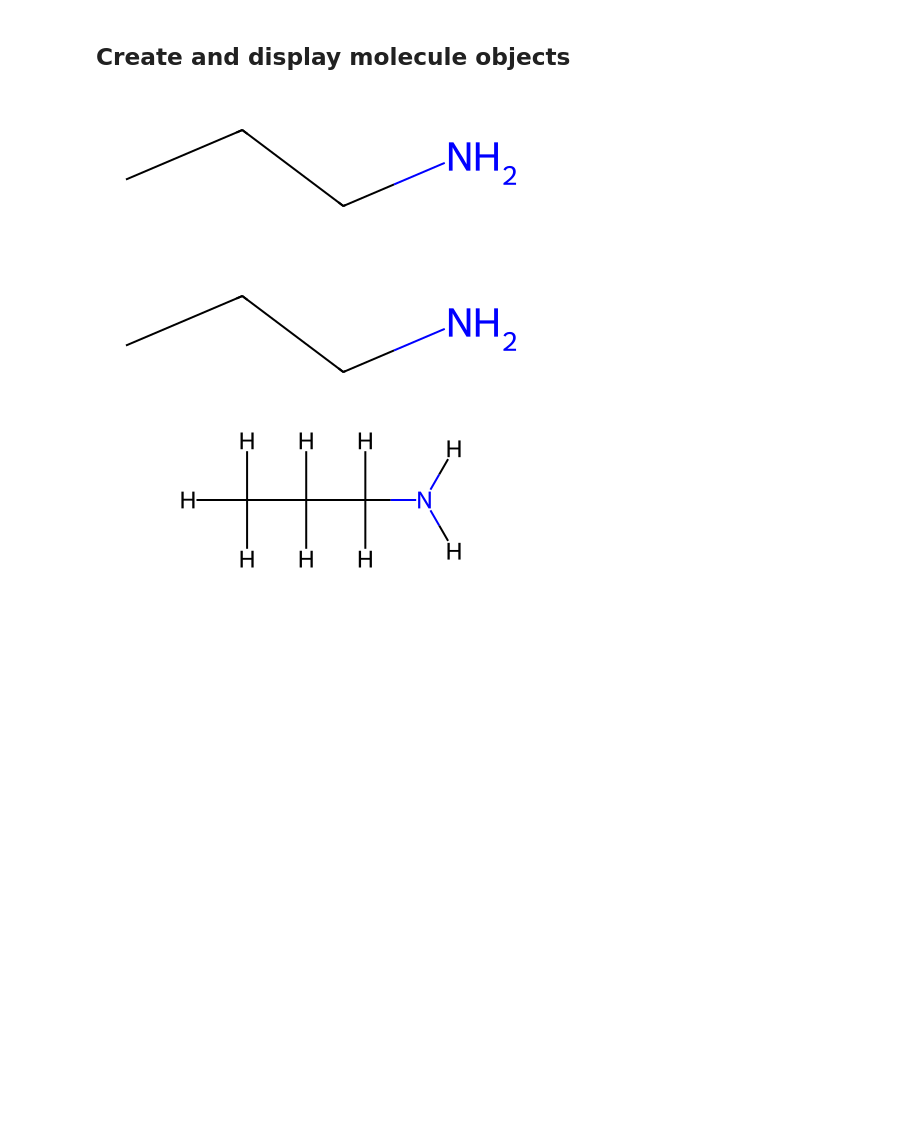
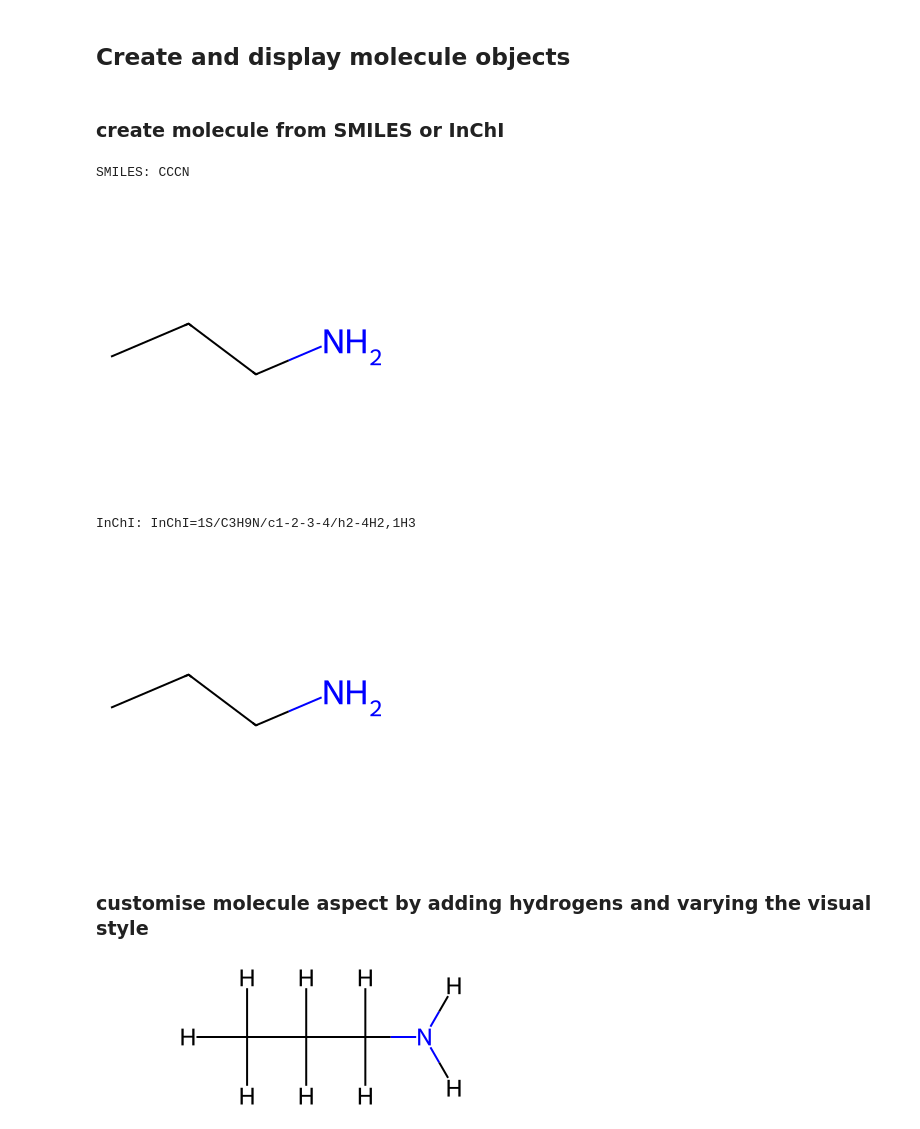
Before and after one commit to seacunilever/mlchem, a Jupyter notebook: examples/5 - Molecule Manipulation/mol_manipulator.ipynb, the cells around one changed output. Drawn from its saved outputs; the diff is of its cells as text; code cells hidden in the pictures; blank space fills up the shorter version.

```diff
--- a/examples/5 - Molecule Manipulation/mol_manipulator.ipynb
+++ b/examples/5 - Molecule Manipulation/mol_manipulator.ipynb
@@ -17,14 +17,20 @@ from rdkit import Chem
 import numpy as np
 # %% [markdown]
 ## Create and display molecule objects
-# %%
-smiles = 'CCCN'
-inchi = smiles_to_inchi(smiles)
-create_molecule(smiles)
-# %% [output]
-[figure, removed]
-# %%
-create_molecule(inchi)
-# %% [output]
-[figure, removed]
+# %% [markdown]
+### create molecule from SMILES or InChI
+# %%
+smiles = 'CCCN'
+inchi = convert_molecule_string(smiles,'InChI')
+print(f'SMILES: {smiles}')
+create_molecule(smiles,show=True)
+print(f'\nInChI: {inchi}')
+create_molecule(inchi,show=True)
+# %% [output]
+SMILES: CCCN
+[figure, added]
+InChI: InChI=1S/C3H9N/c1-2-3-4/h2-4H2,1H3
+[figure, added]
+# %% [markdown]
+### customise molecule aspect by adding hydrogens and varying the visual style
 # %%
```
Also changed, not shown: parts of 33 cells of this notebook.
